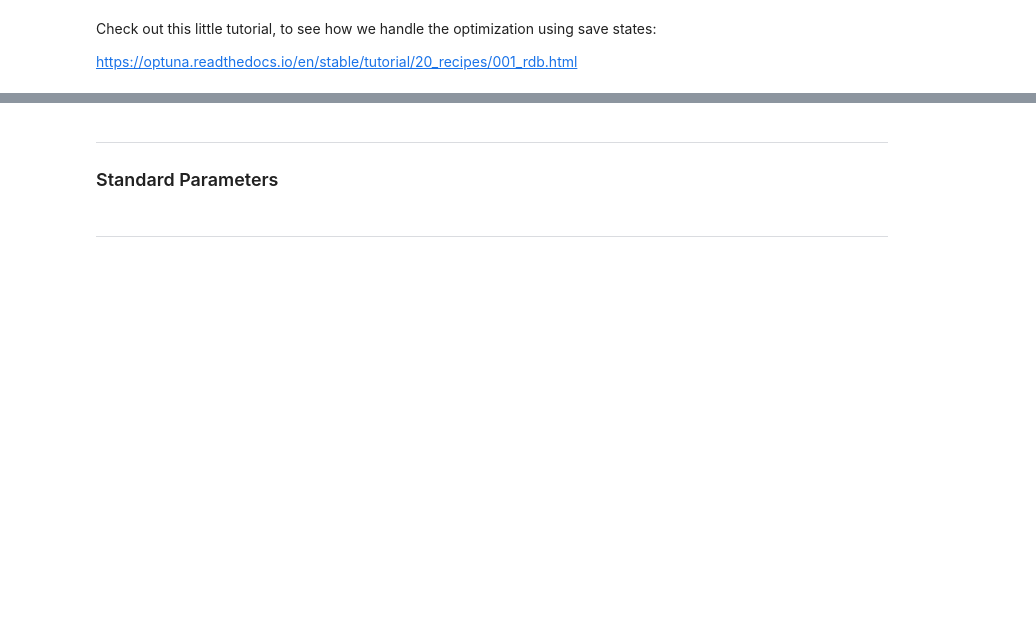
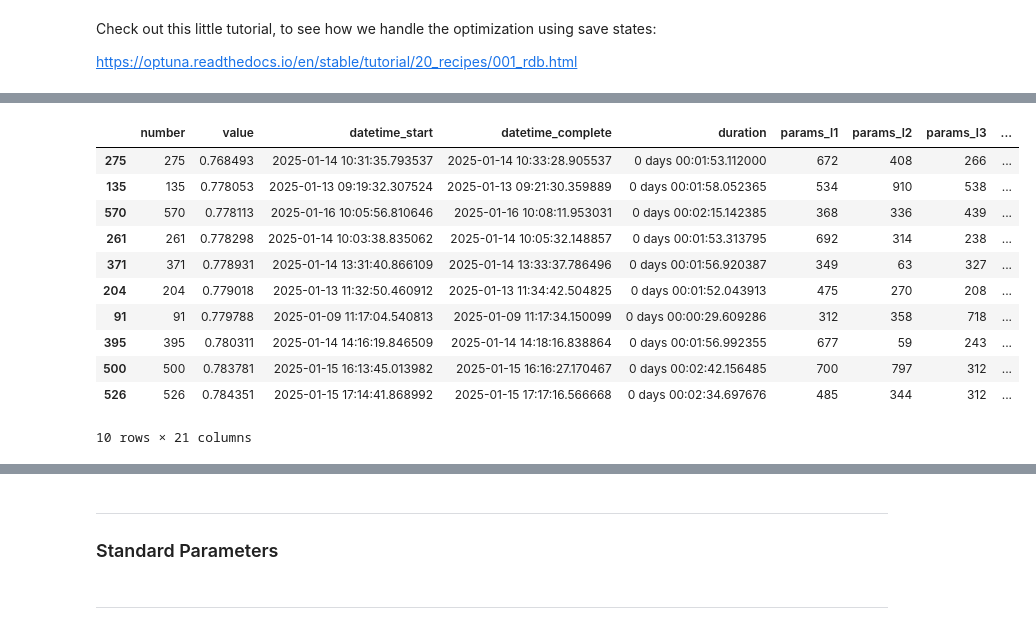
Before and after one commit to MoraiT01/Fast-Machine-Unlearning, a Jupyter notebook: tuning.ipynb, the cells around one changed output, grey strips where cells are left out. Drawn from its saved outputs; the diff is of its cells as text; code cells hidden in the pictures; blank space fills up the shorter version.

```diff
--- a/tuning.ipynb
+++ b/tuning.ipynb
@@ -200,0 +134,17 @@ KeyboardInterrupt:
+# %%
+trials_df = study.trials_dataframe()
+best10_df = trials_df.sort_values("value").head(10)
+best10_df
+# %% [output]
+|  | number | value | datetime_start | datetime_complete | duration | params_l1 | params_l2 | params_l3 | ... |
+| 275 | 275 | 0.768493 | 2025-01-14 10:31:35.793537 | 2025-01-14 10:33:28.905537 | 0 days 00:01:53.112000 | 672 | 408 | 266 | ... |
+| 135 | 135 | 0.778053 | 2025-01-13 09:19:32.307524 | 2025-01-13 09:21:30.359889 | 0 days 00:01:58.052365 | 534 | 910 | 538 | ... |
+| 570 | 570 | 0.778113 | 2025-01-16 10:05:56.810646 | 2025-01-16 10:08:11.953031 | 0 days 00:02:15.142385 | 368 | 336 | 439 | ... |
+| 261 | 261 | 0.778298 | 2025-01-14 10:03:38.835062 | 2025-01-14 10:05:32.148857 | 0 days 00:01:53.313795 | 692 | 314 | 238 | ... |
+| 371 | 371 | 0.778931 | 2025-01-14 13:31:40.866109 | 2025-01-14 13:33:37.786496 | 0 days 00:01:56.920387 | 349 | 63 | 327 | ... |
+| 204 | 204 | 0.779018 | 2025-01-13 11:32:50.460912 | 2025-01-13 11:34:42.504825 | 0 days 00:01:52.043913 | 475 | 270 | 208 | ... |
+| 91 | 91 | 0.779788 | 2025-01-09 11:17:04.540813 | 2025-01-09 11:17:34.150099 | 0 days 00:00:29.609286 | 312 | 358 | 718 | ... |
+| 395 | 395 | 0.780311 | 2025-01-14 14:16:19.846509 | 2025-01-14 14:18:16.838864 | 0 days 00:01:56.992355 | 677 | 59 | 243 | ... |
+| 500 | 500 | 0.783781 | 2025-01-15 16:13:45.013982 | 2025-01-15 16:16:27.170467 | 0 days 00:02:42.156485 | 700 | 797 | 312 | ... |
+| 526 | 526 | 0.784351 | 2025-01-15 17:14:41.868992 | 2025-01-15 17:17:16.566668 | 0 days 00:02:34.697676 | 485 | 344 | 312 | ... |
+10 rows × 21 columns
```
Also changed, not shown: parts of 6 cells of this notebook, 59 other files.
